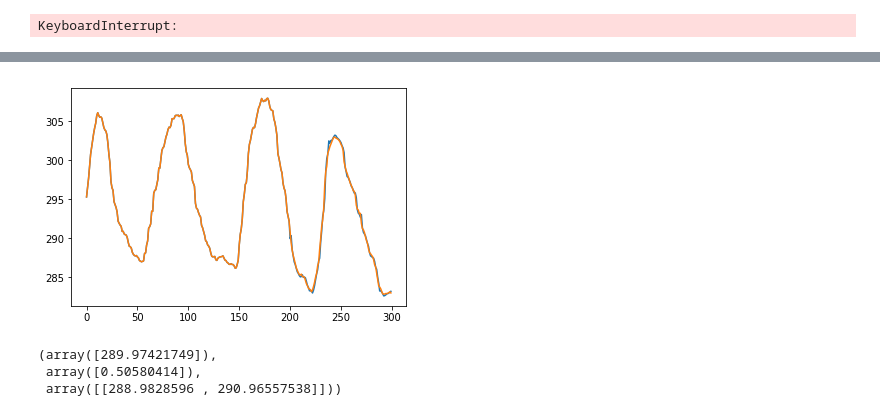
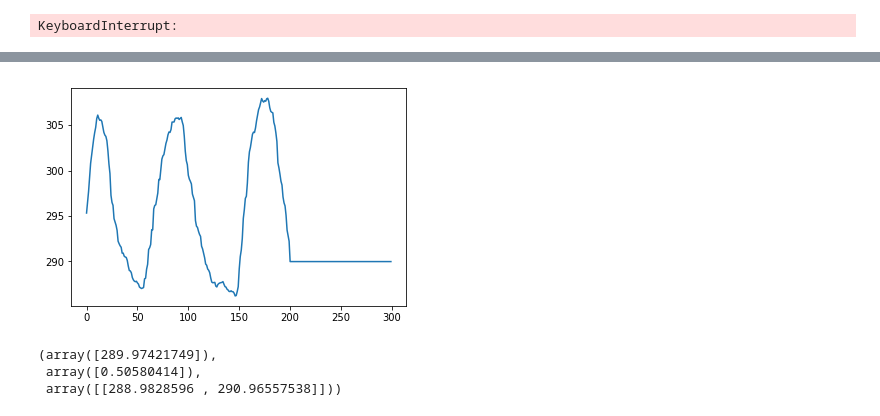
Before and after one commit to melanibe/USMotionTracking, a Jupyter notebook: global_tracking_notebook.ipynb, the cells around one changed output, grey strips where cells are left out. Saved outputs shown, nothing was run; the diff lists cells and outputs as text; code cells hidden in the pictures.

```diff
--- a/global_tracking_notebook.ipynb
+++ b/global_tracking_notebook.ipynb
@@ -90,8 +90,8 @@ testfolder = 'ETH-04-1'
 img_dir = os.path.join(data_dir, testfolder, 'Data')
 annotation_dir = os.path.join(data_dir, testfolder, 'Annotation')
 feat = 'ETH-04-1_1.txt'
-direct = '/Volumes/MelanieDisk/CLUST_Runs/new_exp_80_25_128_se60'
-pred_feat1 = pd.read_csv(os.path.join(direct, feat),
+direct = '/Volumes/MelanieDisk/CLUST_Runs/new_exp_80_20_128_60'
+pred_feat1 = pd.read_csv(os.path.join('/Users/melaniebernhardt/Downloads', feat),
                                      sep=',',
                                      decimal='.', header=None, names = ['id', 'c1','c2'])
 true_feat1 = pd.read_csv(os.path.join(annotation_dir, feat),
@@ -217,15 +213,13 @@ for t in range(100):
     model = ARIMA(history, order=(5,1,0))
     model_fit = model.fit(disp=0)
     output = model_fit.forecast(steps=1)[0]
-    history = np.append(history, pred_feat1.c1.values[200+t])
-    #print(pred_feat1.c1.values[200+t])
+    history = np.append(history, output)
     c1_list = np.append(c1_list,model_fit.forecast(steps=1)[0])
 # %%
 plt.plot(c1_list)
-plt.plot(pred_feat1.c1.values[0:300])
 plt.show()
 # %% [output]
-[figure, old version]
+[figure, new version]
 # %%
 model_fit.forecast(steps=1)
 # %% [output]
```
Also changed, not shown: parts of 21 cells of this notebook, 3 other files.
